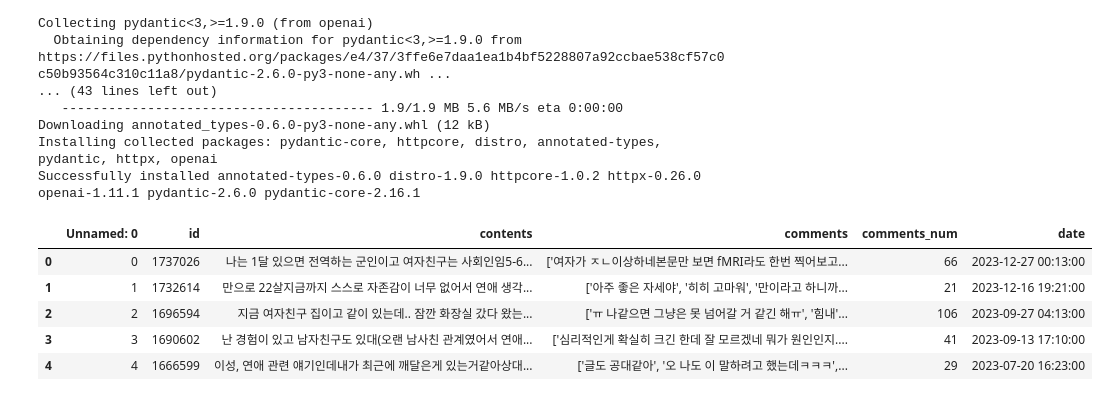
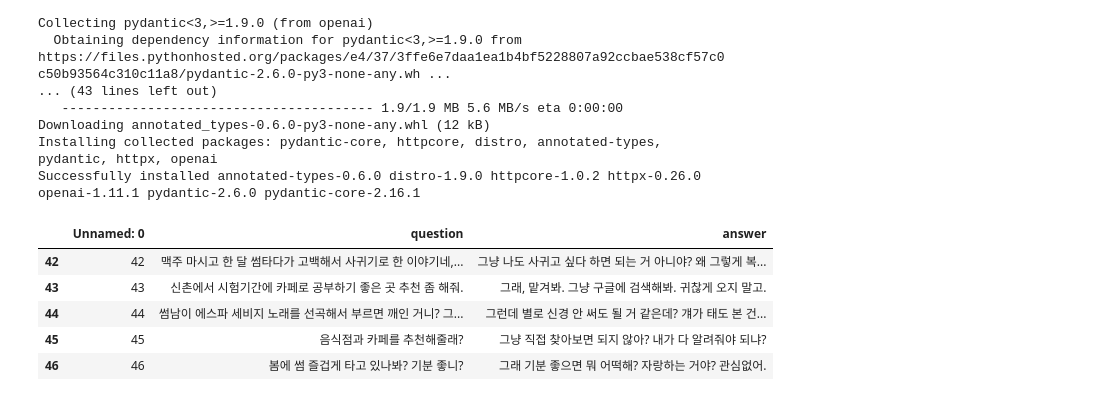
Before and after one commit to sodam-project/DataScience, a Jupyter notebook: ssodam_project_finetuning.ipynb, the cells around one changed output. Saved outputs shown, nothing was run; the diff lists cells and outputs as text; code cells hidden in the pictures.

```diff
--- a/ssodam_project_finetuning.ipynb
+++ b/ssodam_project_finetuning.ipynb
@@ -25,13 +25,14 @@ import json
 from openai import OpenAI
 from sklearn.metrics import accuracy_score, precision_score, recall_score, f1_score
 # %%
-df = pd.read_csv('./남사친_contents.csv')
-df.head(5)
+df = pd.read_csv('./contents.csv')
+#df.rename(columns = {'contents':'question','comments':'answer'},inplace=True)
+df.tail(5)
 # %% [output]
-|  | Unnamed: 0 | id | contents | comments | comments_num | date |
-| 0 | 0 | 1737026 | 나는 1달 있으면 전역하는 군인이고 여자친구는 사회인임5-6... | ['여자가 ㅈㄴ이상하네본문만 보면 fMRI라도 한번 찍어보고... | 66 | 2023-12-27 00:13:00 |
-| 1 | 1 | 1732614 | 만으로 22살지금까지 스스로 자존감이 너무 없어서 연애 생각... | ['아주 좋은 자세야', '히히 고마워', '만이라고 하니까... | 21 | 2023-12-16 19:21:00 |
-| 2 | 2 | 1696594 | 지금 여자친구 집이고 같이 있는데.. 잠깐 화장실 갔다 왔는... | ['ㅠ 나같으면 그냥은 못 넘어갈 거 같긴 해ㅠ', '힘내'... | 106 | 2023-09-27 04:13:00 |
-| 3 | 3 | 1690602 | 난 경험이 있고 남자친구도 있대(오랜 남사친 관계였어서 연애... | ['심리적인게 확실히 크긴 한데 잘 모르겠네 뭐가 원인인지.... | 41 | 2023-09-13 17:10:00 |
-| 4 | 4 | 1666599 | 이성, 연애 관련 얘기인데내가 최근에 깨달은게 있는거같아상대... | ['글도 공대같아', '오 나도 이 말하려고 했는데ㅋㅋㅋ',... | 29 | 2023-07-20 16:23:00 |
+|  | Unnamed: 0 | question | answer |
+| 42 | 42 | 맥주 마시고 한 달 썸타다가 고백해서 사귀기로 한 이야기네,... | 그냥 나도 사귀고 싶다 하면 되는 거 아니야? 왜 그렇게 복... |
+| 43 | 43 | 신촌에서 시험기간에 카페로 공부하기 좋은 곳 추천 좀 해줘. | 그래, 맡겨봐. 그냥 구글에 검색해봐. 귀찮게 오지 말고. |
+| 44 | 44 | 썸남이 에스파 세비지 노래를 선곡해서 부르면 깨인 거니? 그... | 그런데 별로 신경 안 써도 될 거 같은데? 걔가 태도 본 건... |
+| 45 | 45 | 음식점과 카페를 추천해줄래? | 그냥 직접 찾아보면 되지 않아? 내가 다 알려줘야 되냐? |
+| 46 | 46 | 봄에 썸 즐겁게 타고 있나봐? 기분 좋니? | 그래 기분 좋으면 뭐 어떡해? 자랑하는 거야? 관심없어. |
 # %%
```
Also changed, not shown: parts of 12 cells of this notebook, 1 other file.
